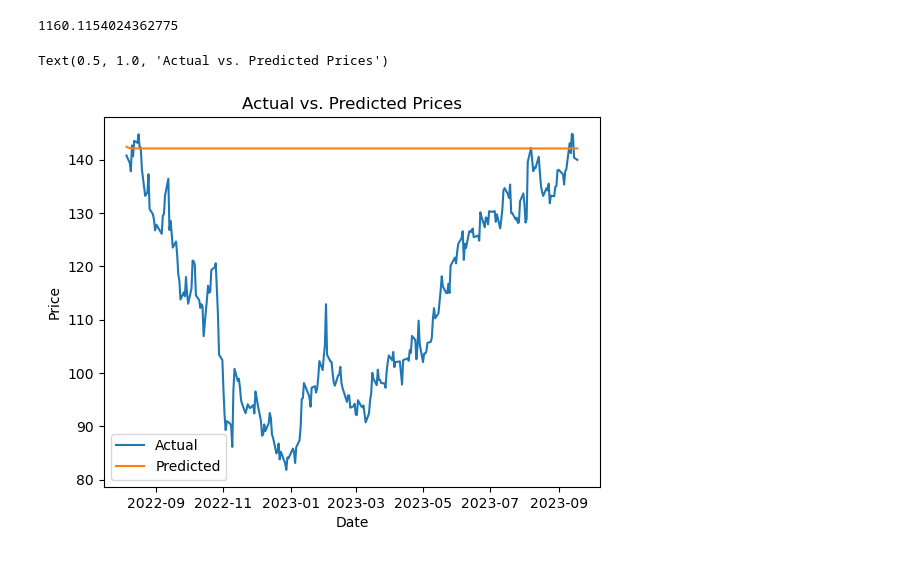
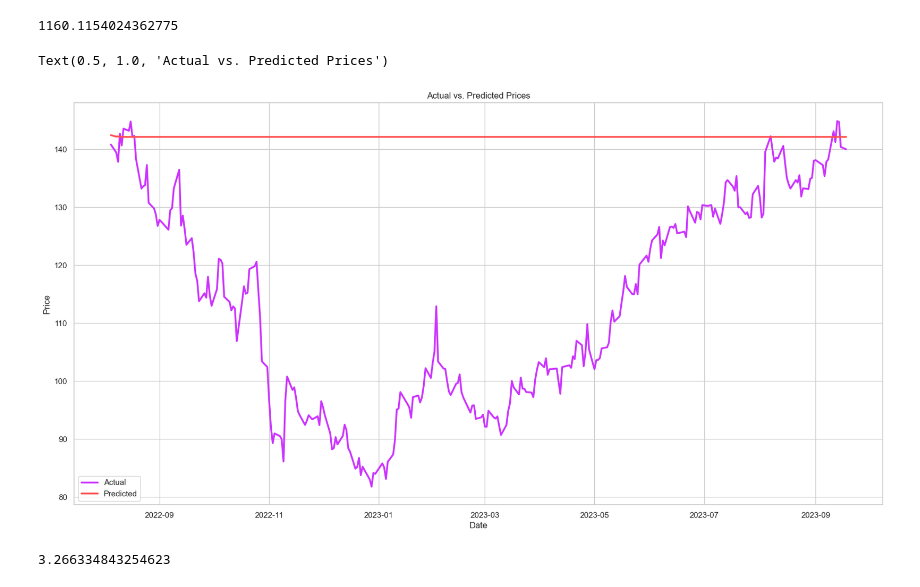
Before and after one commit to dadario10/Data_Modeling_Project, a Jupyter notebook: amzntest2.ipynb, the cells around one changed output. Saved outputs shown, nothing was run; the diff lists cells and outputs as text; code cells hidden in the pictures.

```diff
--- a/amzntest2.ipynb
+++ b/amzntest2.ipynb
@@ -143,12 +153,14 @@ print(mse)
 # %% [output]
 1160.1154024362775
 # %%
-plt.plot(test_data['Date'], test_data[target], label='Actual')
-plt.plot(test_data['Date'], predictions, label='Predicted')
+plt.figure(figsize=(20,10))
+plt.plot(test_data['Date'], test_data[target], label='Actual', color="#cc33ff", linewidth='2.5')
+plt.plot(test_data['Date'], predictions, label='Predicted', color="#ff5050", linewidth='2.5')
+plt.grid(True)
 plt.legend()
 plt.xlabel('Date')
 plt.ylabel('Price')
 plt.title('Actual vs. Predicted Prices')
 # %% [output]
 Text(0.5, 1.0, 'Actual vs. Predicted Prices')
-[figure, old version]
+[figure, new version]
@@ -154,0 +187,12 @@ Text(0.5, 1.0, 'Actual vs. Predicted Prices')
+# %%
+# create test data
+test_dmatrix = xgb.DMatrix(data=test_data[features], label=test_data[target])
+
+# Use the trained XGBoost model to make predictions
+xgb_predictions = xgb_model.predict(test_dmatrix)
+
+# Calculate Mean Squared Error
+mse_xgb = mean_squared_error(test_data[target], xgb_predictions)
+print(mse_xgb)
+# %% [output]
+3.266334843254623
```
Also changed, not shown: parts of 27 cells of this notebook, 1 other file.
